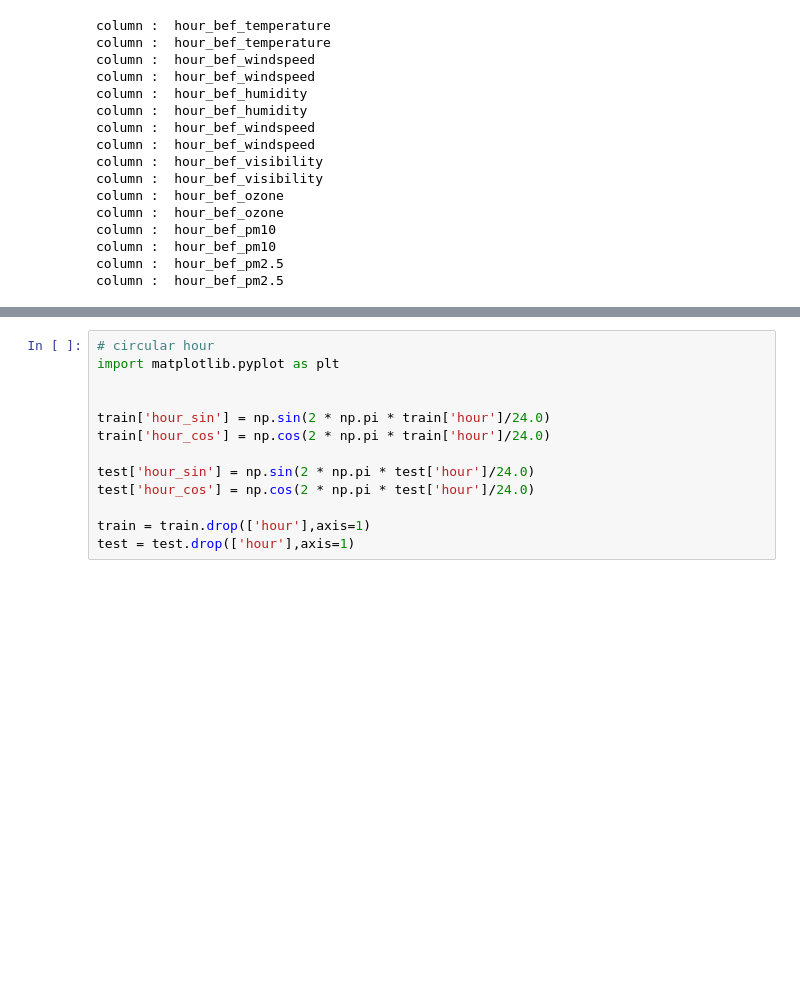
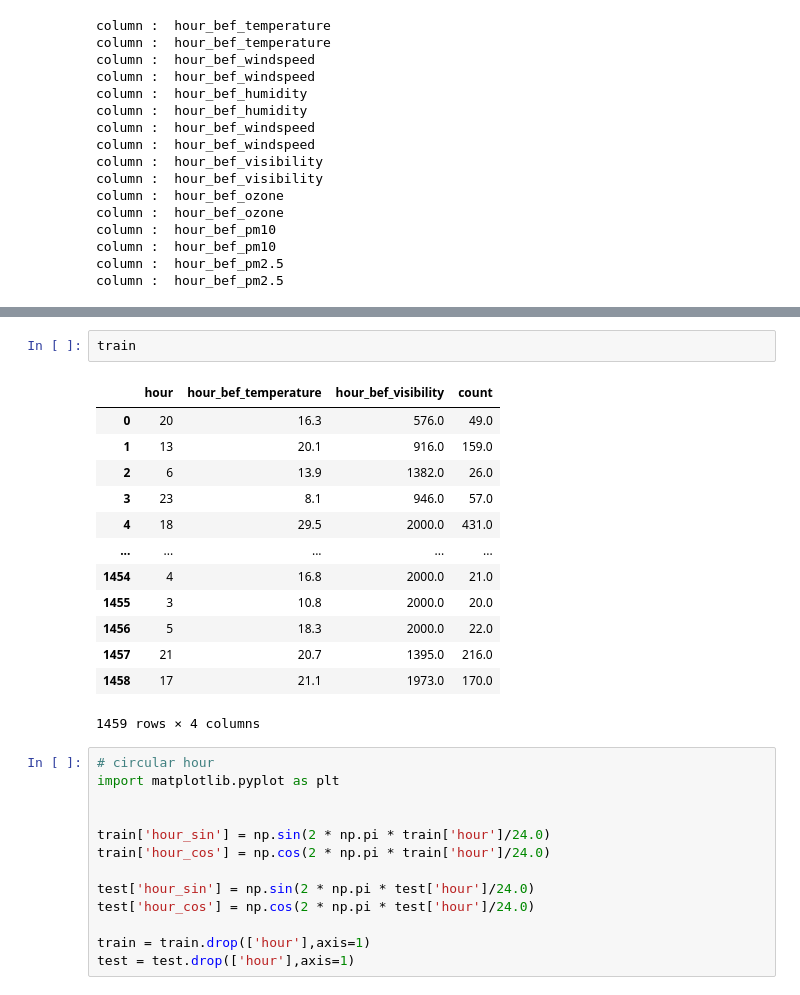
Before and after one commit to bub3690/2022_GDSC_INHA_AI, a Jupyter notebook: tabular/베이스라인_코드-데이터수정.ipynb, the cells around one changed output, grey strips where cells are left out. Saved outputs shown, nothing was run; the diff lists cells and outputs as text; blank space fills up the shorter version.

```diff
--- a/tabular/베이스라인_코드-데이터수정.ipynb
+++ b/tabular/베이스라인_코드-데이터수정.ipynb
@@ -213,3 +223,19 @@ test = test.drop(['id'],axis=1)
+# %%
+train
+# %% [output]
+|  | hour | hour_bef_temperature | hour_bef_visibility | count |
+| 0 | 20 | 16.3 | 576.0 | 49.0 |
+| 1 | 13 | 20.1 | 916.0 | 159.0 |
+| 2 | 6 | 13.9 | 1382.0 | 26.0 |
+| 3 | 23 | 8.1 | 946.0 | 57.0 |
+| 4 | 18 | 29.5 | 2000.0 | 431.0 |
+| ... | ... | ... | ... | ... |
+| 1454 | 4 | 16.8 | 2000.0 | 21.0 |
+| 1455 | 3 | 10.8 | 2000.0 | 20.0 |
+| 1456 | 5 | 18.3 | 2000.0 | 22.0 |
+| 1457 | 21 | 20.7 | 1395.0 | 216.0 |
+| 1458 | 17 | 21.1 | 1973.0 | 170.0 |
+1459 rows × 4 columns
 # %%
 # circular hour
 import matplotlib.pyplot as plt
```
Also changed, not shown: parts of 8 cells of this notebook, 6 other files.
